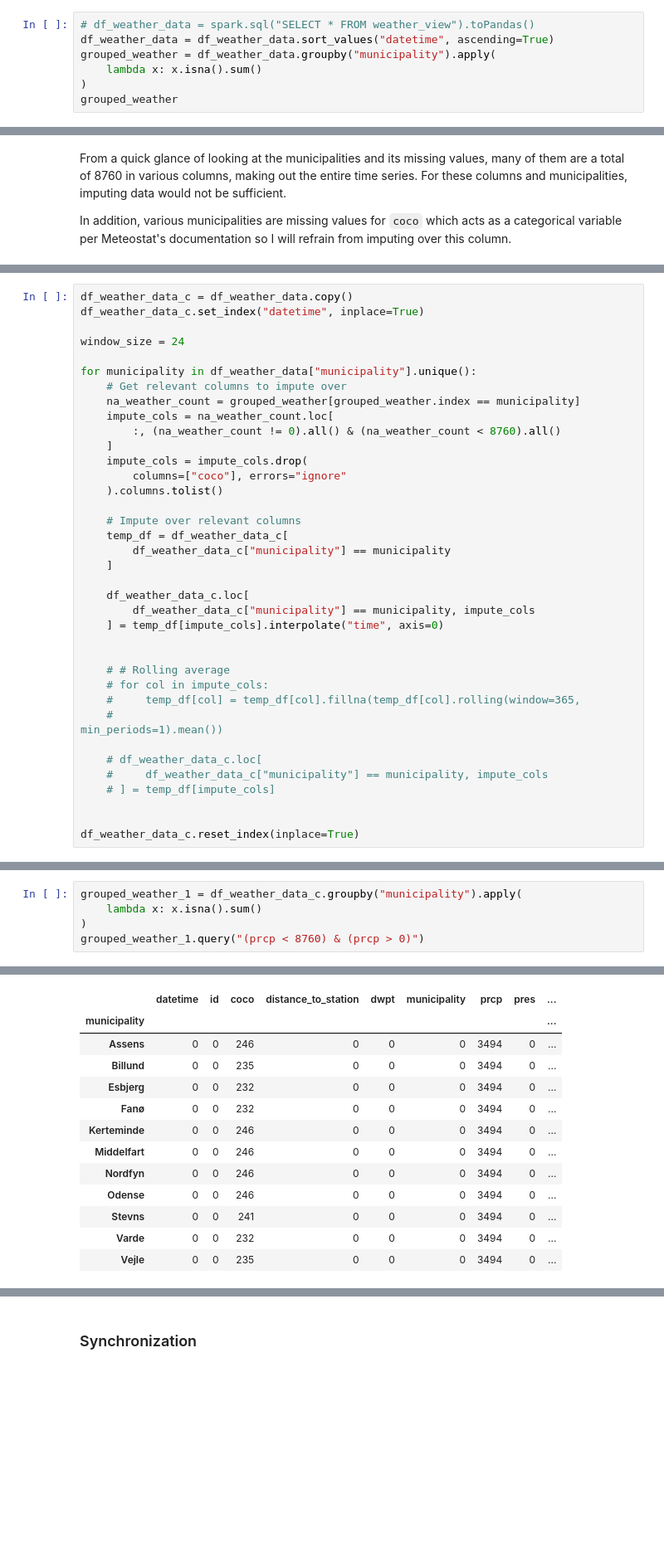
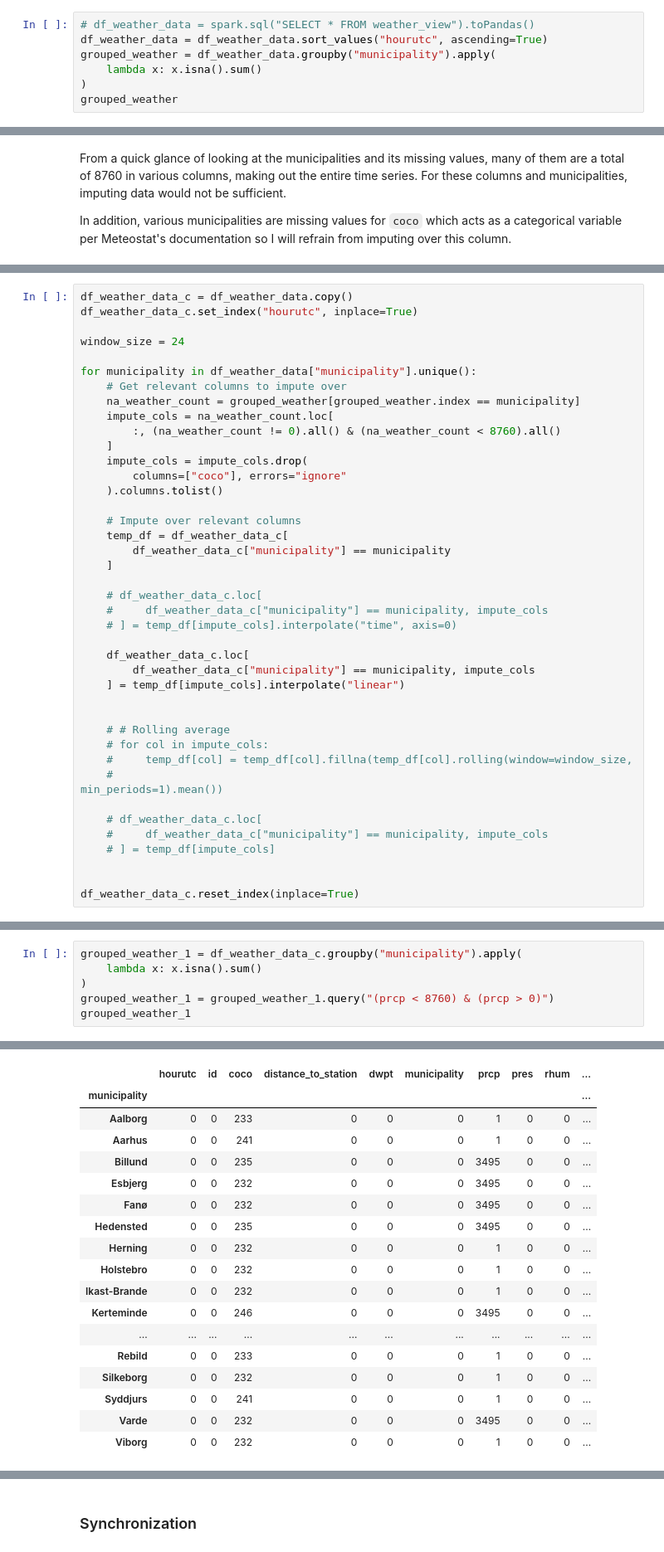
Before and after one commit to aadle/data-to-decision-320, a Jupyter notebook: project_2/project_2.ipynb, the cells around one changed output, grey strips where cells are left out. Shown: that part at 83% size. Drawn from its saved outputs; the diff is of its cells as text; blank space fills up the shorter version.

Commit message:
Remade weather_data table to match the production tables in terms of time

```diff
--- a/project_2/project_2.ipynb
+++ b/project_2/project_2.ipynb
@@ -962,7 +857,7 @@ df_weather_data.query("municipality == 'Copenhagen'").shape
 (8760, 15)
 # %%
 # df_weather_data = spark.sql("SELECT * FROM weather_view").toPandas()
-df_weather_data = df_weather_data.sort_values("datetime", ascending=True)
+df_weather_data = df_weather_data.sort_values("hourutc", ascending=True)
 grouped_weather = df_weather_data.groupby("municipality").apply(
     lambda x: x.isna().sum()
 )
@@ -1006,7 +901,7 @@ grouped_weather[grouped_weather == 8760].dropna(how="all")
 82 rows × 15 columns
 # %%
 df_weather_data_c = df_weather_data.copy()
-df_weather_data_c.set_index("datetime", inplace=True)
+df_weather_data_c.set_index("hourutc", inplace=True)
 
 window_size = 24
 
@@ -1025,14 +920,18 @@ for municipality in df_weather_data["municipality"].unique():
         df_weather_data_c["municipality"] == municipality
     ]
 
+    # df_weather_data_c.loc[
+    #     df_weather_data_c["municipality"] == municipality, impute_cols
+    # ] = temp_df[impute_cols].interpolate("time", axis=0)
+
     df_weather_data_c.loc[
         df_weather_data_c["municipality"] == municipality, impute_cols
-    ] = temp_df[impute_cols].interpolate("time", axis=0)
+    ] = temp_df[impute_cols].interpolate("linear")
 
 
     # # Rolling average
     # for col in impute_cols:
-    #     temp_df[col] = temp_df[col].fillna(temp_df[col].rolling(window=365,
+    #     temp_df[col] = temp_df[col].fillna(temp_df[col].rolling(window=window_size,
     #                                                             min_periods=1).mean())
 
     # df_weather_data_c.loc[
@@ -1053,23 +952,29 @@ na_overview(df_weather_data_c)
 # %%
 grouped_weather_1 = df_weather_data_c.groupby("municipality").apply(
     lambda x: x.isna().sum()
 )
-grouped_weather_1.query("(prcp < 8760) & (prcp > 0)")
+grouped_weather_1 = grouped_weather_1.query("(prcp < 8760) & (prcp > 0)")
+grouped_weather_1
 # %% [output]
 DeprecationWarning: DataFrameGroupBy.apply operated on the grouping columns. This behavior is deprecated, and in a future version of pandas the grouping columns will be excluded from the operation. Ei ...
-|  | datetime | id | coco | distance_to_station | dwpt | municipality | prcp | pres | ... |
-| municipality |  |  |  |  |  |  |  |  | ... |
-| Assens | 0 | 0 | 246 | 0 | 0 | 0 | 3494 | 0 | ... |
-| Billund | 0 | 0 | 235 | 0 | 0 | 0 | 3494 | 0 | ... |
-| Esbjerg | 0 | 0 | 232 | 0 | 0 | 0 | 3494 | 0 | ... |
-| Fanø | 0 | 0 | 232 | 0 | 0 | 0 | 3494 | 0 | ... |
-| Kerteminde | 0 | 0 | 246 | 0 | 0 | 0 | 3494 | 0 | ... |
-| Middelfart | 0 | 0 | 246 | 0 | 0 | 0 | 3494 | 0 | ... |
-| Nordfyn | 0 | 0 | 246 | 0 | 0 | 0 | 3494 | 0 | ... |
-| Odense | 0 | 0 | 246 | 0 | 0 | 0 | 3494 | 0 | ... |
-| Stevns | 0 | 0 | 241 | 0 | 0 | 0 | 3494 | 0 | ... |
-| Varde | 0 | 0 | 232 | 0 | 0 | 0 | 3494 | 0 | ... |
-| Vejle | 0 | 0 | 235 | 0 | 0 | 0 | 3494 | 0 | ... |
+|  | hourutc | id | coco | distance_to_station | dwpt | municipality | prcp | pres | rhum | ... |
+| municipality |  |  |  |  |  |  |  |  |  | ... |
+| Aalborg | 0 | 0 | 233 | 0 | 0 | 0 | 1 | 0 | 0 | ... |
+| Aarhus | 0 | 0 | 241 | 0 | 0 | 0 | 1 | 0 | 0 | ... |
+| Billund | 0 | 0 | 235 | 0 | 0 | 0 | 3495 | 0 | 0 | ... |
+| Esbjerg | 0 | 0 | 232 | 0 | 0 | 0 | 3495 | 0 | 0 | ... |
+| Fanø | 0 | 0 | 232 | 0 | 0 | 0 | 3495 | 0 | 0 | ... |
+| Hedensted | 0 | 0 | 235 | 0 | 0 | 0 | 3495 | 0 | 0 | ... |
+| Herning | 0 | 0 | 232 | 0 | 0 | 0 | 1 | 0 | 0 | ... |
+| Holstebro | 0 | 0 | 232 | 0 | 0 | 0 | 1 | 0 | 0 | ... |
+| Ikast-Brande | 0 | 0 | 232 | 0 | 0 | 0 | 1 | 0 | 0 | ... |
+| Kerteminde | 0 | 0 | 246 | 0 | 0 | 0 | 3495 | 0 | 0 | ... |
+| ... | ... | ... | ... | ... | ... | ... | ... | ... | ... | ... |
+| Rebild | 0 | 0 | 233 | 0 | 0 | 0 | 1 | 0 | 0 | ... |
+| Silkeborg | 0 | 0 | 232 | 0 | 0 | 0 | 1 | 0 | 0 | ... |
+| Syddjurs | 0 | 0 | 241 | 0 | 0 | 0 | 1 | 0 | 0 | ... |
+| Varde | 0 | 0 | 232 | 0 | 0 | 0 | 3495 | 0 | 0 | ... |
+| Viborg | 0 | 0 | 232 | 0 | 0 | 0 | 1 | 0 | 0 | ... |
 # %% [markdown]
 After interpolating with `interpolate.("time")` there is still missing values for prcp. This happens to be the case due to our interpolation method which relies on continuity of the points. *Perhaps change interpolation method*
 
```
Also changed, not shown: parts of 57 cells of this notebook.
